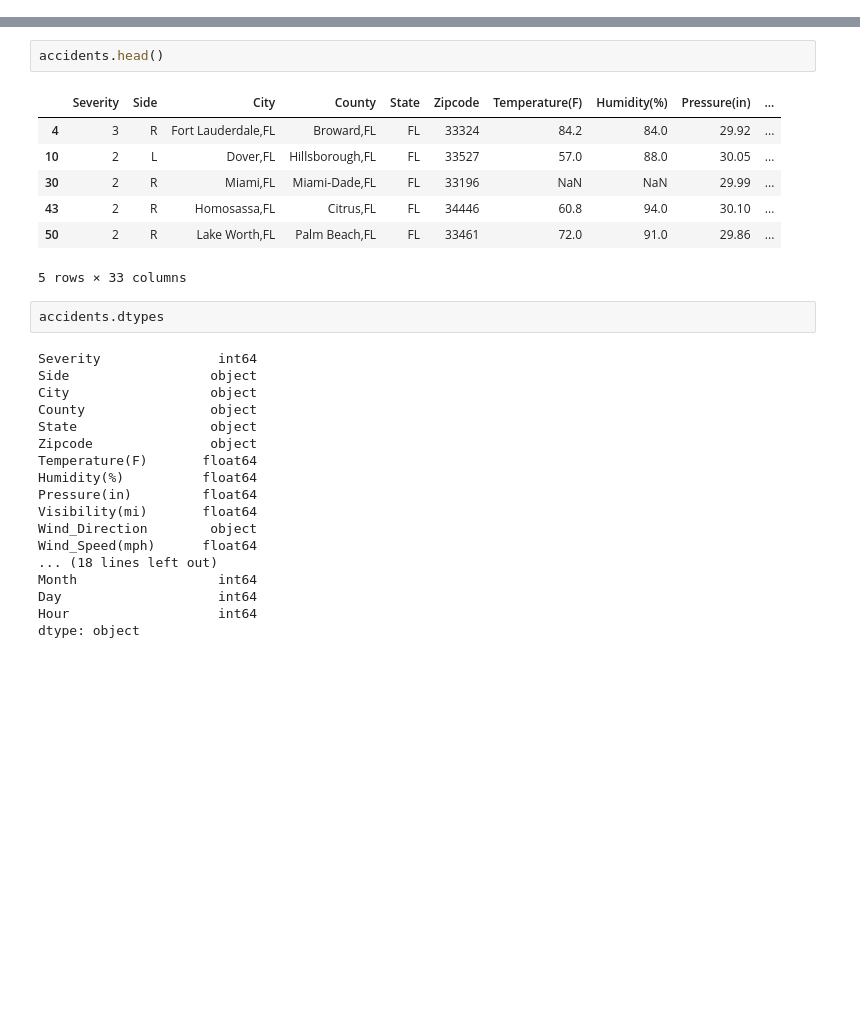
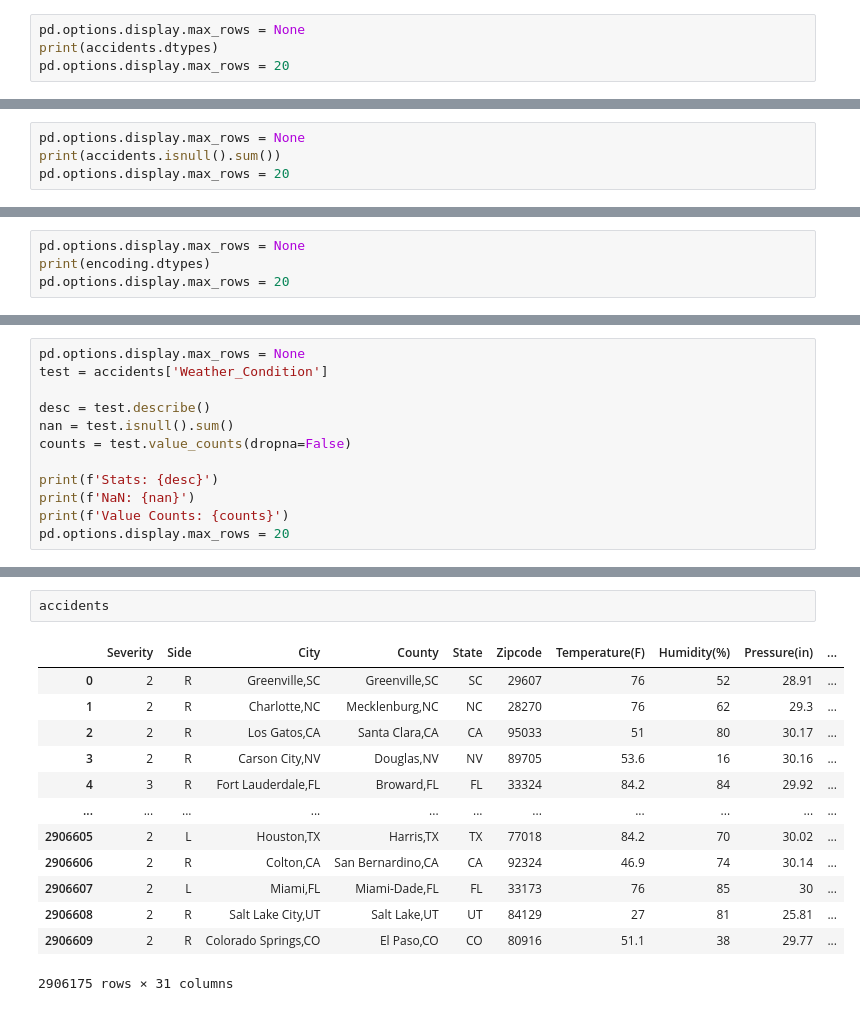
Before and after one commit to smyoung88/DA_G2_Final_Project, a Jupyter notebook: Bartoe/ML_data_preprocessng.ipynb, the cells around one changed output, grey strips where cells are left out. Cells and saved outputs as stored; diff of their text form; blank space fills up the shorter version.

```diff
--- a/Bartoe/ML_data_preprocessng.ipynb
+++ b/Bartoe/ML_data_preprocessng.ipynb
@@ -70,0 +229,4 @@ accidents = accidents_ETL(FL)
+# %%
+pd.options.display.max_rows = None
+print(accidents.dtypes)
+pd.options.display.max_rows = 20
@@ -70,0 +251,4 @@ accidents = accidents_ETL(FL)
+# %%
+pd.options.display.max_rows = None
+print(accidents.isnull().sum())
+pd.options.display.max_rows = 20
@@ -70,0 +273,4 @@ accidents = accidents_ETL(FL)
+# %%
+pd.options.display.max_rows = None
+print(encoding.dtypes)
+pd.options.display.max_rows = 20
@@ -70,0 +295,12 @@ accidents = accidents_ETL(FL)
+# %%
+pd.options.display.max_rows = None
+test = accidents['Weather_Condition']
+
+desc = test.describe()
+nan = test.isnull().sum()
+counts = test.value_counts(dropna=False)
+
+print(f'Stats: {desc}')
+print(f'NaN: {nan}')
+print(f'Value Counts: {counts}')
+pd.options.display.max_rows = 20
@@ -71,30 +347,16 @@ accidents = accidents_ETL(FL)
 # %%
-accidents.head()
+accidents
 # %% [output]
 |  | Severity | Side | City | County | State | Zipcode | Temperature(F) | Humidity(%) | Pressure(in) | ... |
-| 4 | 3 | R | Fort Lauderdale,FL | Broward,FL | FL | 33324 | 84.2 | 84.0 | 29.92 | ... |
-| 10 | 2 | L | Dover,FL | Hillsborough,FL | FL | 33527 | 57.0 | 88.0 | 30.05 | ... |
-| 30 | 2 | R | Miami,FL | Miami-Dade,FL | FL | 33196 | NaN | NaN | 29.99 | ... |
-| 43 | 2 | R | Homosassa,FL | Citrus,FL | FL | 34446 | 60.8 | 94.0 | 30.10 | ... |
-| 50 | 2 | R | Lake Worth,FL | Palm Beach,FL | FL | 33461 | 72.0 | 91.0 | 29.86 | ... |
+| 0 | 2 | R | Greenville,SC | Greenville,SC | SC | 29607 | 76 | 52 | 28.91 | ... |
+| 1 | 2 | R | Charlotte,NC | Mecklenburg,NC | NC | 28270 | 76 | 62 | 29.3 | ... |
+| 2 | 2 | R | Los Gatos,CA | Santa Clara,CA | CA | 95033 | 51 | 80 | 30.17 | ... |
+| 3 | 2 | R | Carson City,NV | Douglas,NV | NV | 89705 | 53.6 | 16 | 30.16 | ... |
+| 4 | 3 | R | Fort Lauderdale,FL | Broward,FL | FL | 33324 | 84.2 | 84 | 29.92 | ... |
+| ... | ... | ... | ... | ... | ... | ... | ... | ... | ... | ... |
+| 2906605 | 2 | L | Houston,TX | Harris,TX | TX | 77018 | 84.2 | 70 | 30.02 | ... |
+| 2906606 | 2 | R | Colton,CA | San Bernardino,CA | CA | 92324 | 46.9 | 74 | 30.14 | ... |
+| 2906607 | 2 | L | Miami,FL | Miami-Dade,FL | FL | 33173 | 76 | 85 | 30 | ... |
+| 2906608 | 2 | R | Salt Lake City,UT | Salt Lake,UT | UT | 84129 | 27 | 81 | 25.81 | ... |
+| 2906609 | 2 | R | Colorado Springs,CO | El Paso,CO | CO | 80916 | 51.1 | 38 | 29.77 | ... |
-5 rows × 33 columns
+2906175 rows × 31 columns
-# %%
-accidents.dtypes
-# %% [output]
-Severity               int64
-Side                  object
-City                  object
-County                object
-State                 object
-Zipcode               object
-Temperature(F)       float64
-Humidity(%)          float64
-Pressure(in)         float64
-Visibility(mi)       float64
-Wind_Direction        object
-Wind_Speed(mph)      float64
-... (18 lines left out)
-Month                  int64
-Day                    int64
-Hour                   int64
-dtype: object
```
Also changed, not shown: parts of 17 cells of this notebook.
